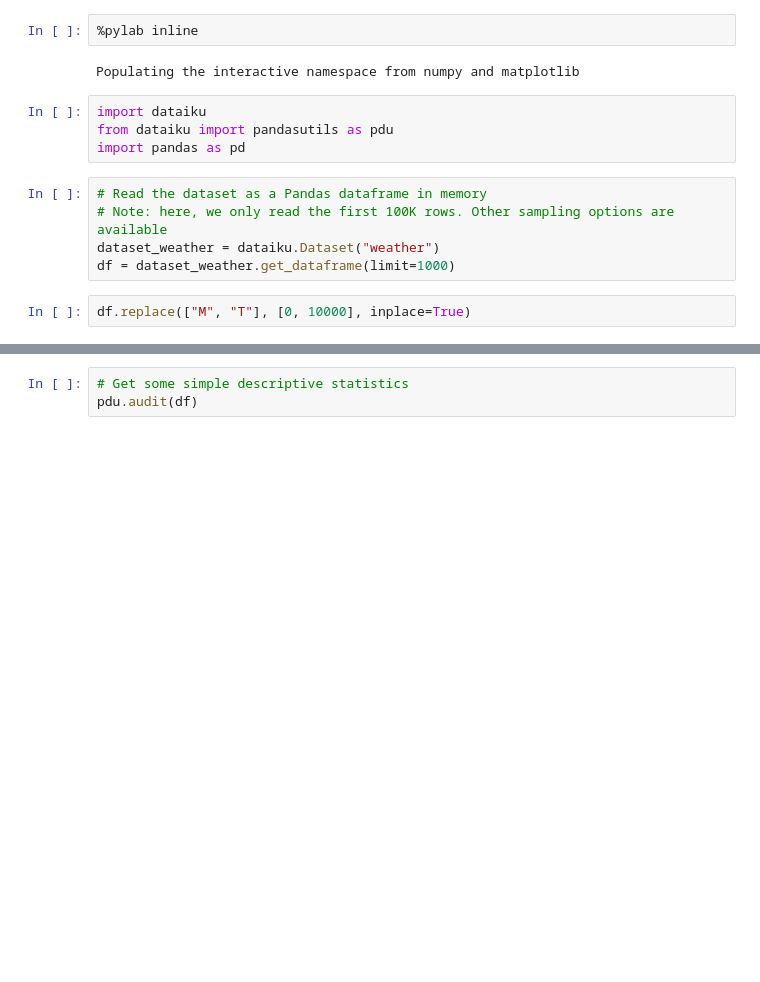
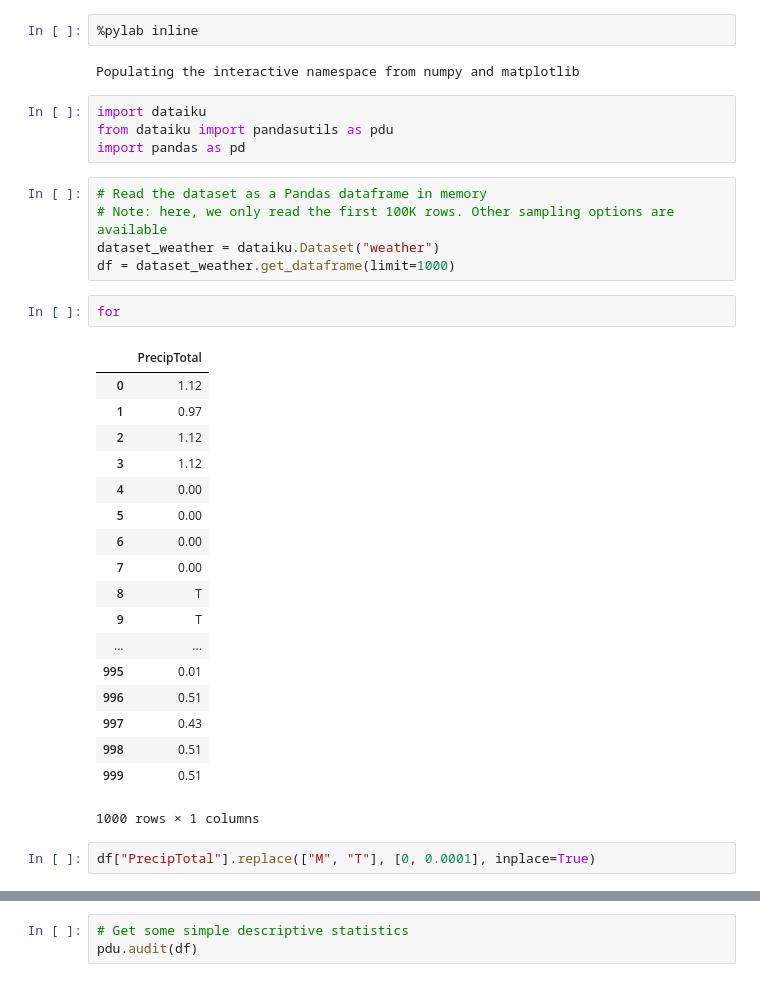
Before and after one commit to renchristelle/codelib, a Jupyter notebook: ipython_notebooks/admin's Python notebook on weather.ipynb, the cells around one changed output, grey strips where cells are left out. Drawn from its saved outputs; the diff is of its cells as text; blank space fills up the shorter version.

```diff
--- a/ipython_notebooks/admin's Python notebook on weather.ipynb
+++ b/ipython_notebooks/admin's Python notebook on weather.ipynb
@@ -11,8 +11,29 @@ import pandas as pd
 # Note: here, we only read the first 100K rows. Other sampling options are available
 dataset_weather = dataiku.Dataset("weather")
 df = dataset_weather.get_dataframe(limit=1000)
+# %%
+for
+# %% [output]
+|  | PrecipTotal |
+| 0 | 1.12 |
+| 1 | 0.97 |
+| 2 | 1.12 |
+| 3 | 1.12 |
+| 4 | 0.00 |
+| 5 | 0.00 |
+| 6 | 0.00 |
+| 7 | 0.00 |
+| 8 | T |
+| 9 | T |
+| ... | ... |
+| 995 | 0.01 |
+| 996 | 0.51 |
+| 997 | 0.43 |
+| 998 | 0.51 |
+| 999 | 0.51 |
+1000 rows × 1 columns
 # %%
-df.replace(["M", "T"], [0, 10000], inplace=True)
+df["PrecipTotal"].replace(["M", "T"], [0, 0.0001], inplace=True)
 # %%
 df.head(10)
 # %% [output]
```
Also changed, not shown: parts of 1 cell of this notebook.
